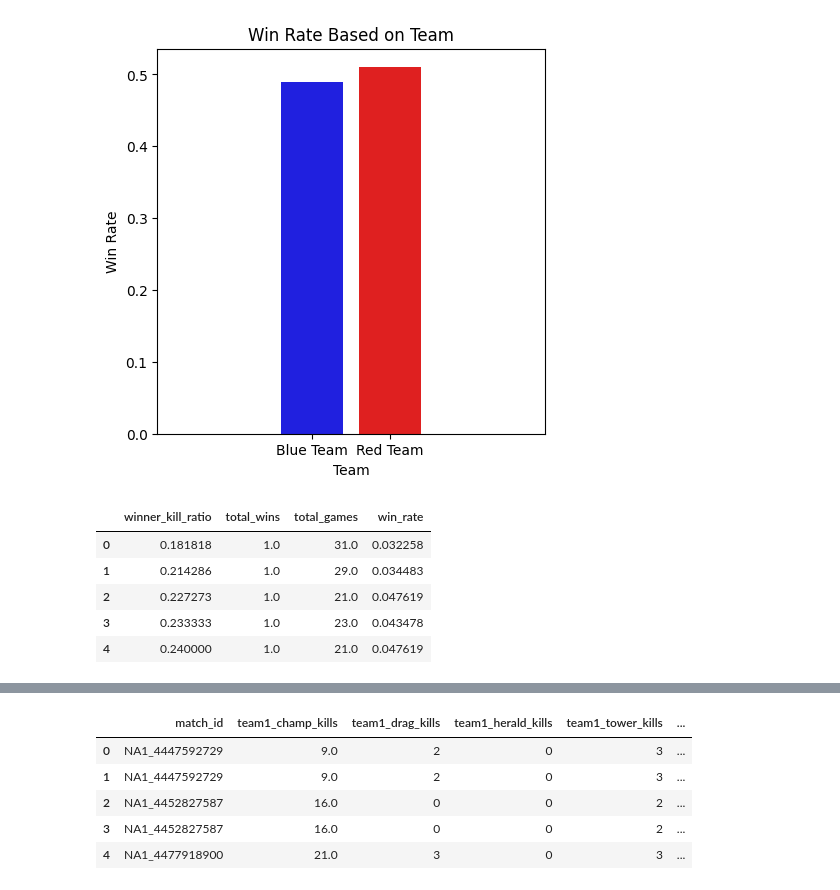
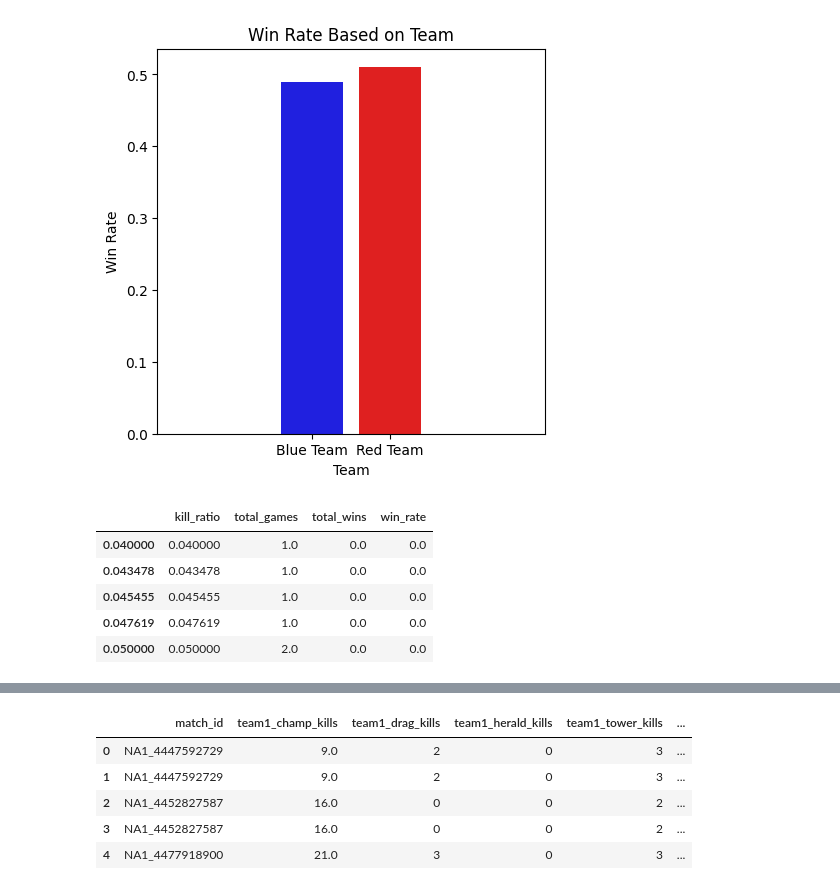
Before and after one commit to SJ-Yu-99/cmsc320final.github.io, a Jupyter notebook: cmsc320final.ipynb, the cells around one changed output, grey strips where cells are left out. Cells and saved outputs as stored; diff of their text form; code cells hidden in the pictures.

```diff
--- a/cmsc320final.ipynb
+++ b/cmsc320final.ipynb
@@ -393,41 +393,46 @@ plt.show()
 [figure]
 # %%
 df_kills = df[['team1_champ_kills', 'team1_win', 'team2_champ_kills', 'team2_win']].copy()
+
 # Calculate the kill ratio of the winner team (winner kills/total kills in game)
-def winner_kd(row):
+def team1_kr(row):
     total = row['team1_champ_kills'] + row['team2_champ_kills']
-    num = row['team1_champ_kills'] if row['team1_win'] == 1 else row['team2_champ_kills']
-    return num/total
+    return row['team1_champ_kills']/total
 
 # Calculate the kill ratio of the loser team (loser kills/total kills in game)
-def loser_kd(row):
+def team2_kr(row):
     total = row['team1_champ_kills'] + row['team2_champ_kills']
-    num = row['team1_champ_kills'] if row['team2_win'] == 1 else row['team2_champ_kills']
-    return num/total
+    return row['team2_champ_kills']/total
 
-# Create new columns with the kills ratios
-df_kills['winner_kill_ratio'] = df_kills.apply(winner_kd, axis=1)
-df_kills['loser_kill_ratio'] = df_kills.apply(loser_kd, axis=1)
+# Create new columns with the kills ratios for each team
+df_kills['team1_kill_ratio'] = df_kills.apply(team1_kr, axis=1)
+df_kills['team2_kill_ratio'] = df_kills.apply(team2_kr, axis=1)
+
+df_kills1 = df_kills[['team1_kill_ratio', 'team1_win']].copy()
+df_kills2 = df_kills[['team2_kill_ratio', 'team2_win']].copy()
 
 # Get the total number of matches for each kill ratio
-winner_kd_count = df_kills['winner_kill_ratio'].value_counts()
-loser_kd_count = df_kills['loser_kill_ratio'].value_counts()
-kd_count = winner_kd_count.add(loser_kd_count, fill_value=0)
+team1_kd_count = df_kills['team1_kill_ratio'].value_counts()
+team2_kd_count = df_kills['team2_kill_ratio'].value_counts()
+kd_count = team1_kd_count.add(team2_kd_count, fill_value=0)
 
-# Calculate the win rate for each kill ratio
-df_kills['total_wins'] = df_kills.apply(lambda row: row['team1_win'] + row['team2_win'], axis=1)
-df_kills = df_kills.groupby('winner_kill_ratio')['total_wins'].sum().reset_index()
-df_kills['total_games'] = df_kills.apply(lambda row: kd_count[row['winner_kill_ratio']], axis=1)
+# Create new dataframe for kill ratios
+df_kills = pd.DataFrame({
+    'kill_ratio': kd_count.index,
+    'total_games': kd_count,
+    }).sort_values(by=['kill_ratio'])
+
+df_kills1 = df_kills1.groupby('team1_kill_ratio')['team1_win'].sum()
+df_kills2 = df_kills2.groupby('team2_kill_ratio')['team2_win'].sum()
+
+df_kills['total_wins'] = df_kills1.add(df_kills2, fill_value=0)
 df_kills['win_rate'] = df_kills.apply(lambda row: row['total_wins'] / row['total_games'], axis=1)
-# Drop any rows where we have only one game
-df_kills = df_kills[df_kills['total_games'] != 1]
-
 df_kills.head()
 # %% [output]
-|  | winner_kill_ratio | total_wins | total_games | win_rate |
-| 0 | 0.181818 | 1.0 | 31.0 | 0.032258 |
-| 1 | 0.214286 | 1.0 | 29.0 | 0.034483 |
-| 2 | 0.227273 | 1.0 | 21.0 | 0.047619 |
-| 3 | 0.233333 | 1.0 | 23.0 | 0.043478 |
-| 4 | 0.240000 | 1.0 | 21.0 | 0.047619 |
+|  | kill_ratio | total_games | total_wins | win_rate |
+| 0.040000 | 0.040000 | 1.0 | 0.0 | 0.0 |
+| 0.043478 | 0.043478 | 1.0 | 0.0 | 0.0 |
+| 0.045455 | 0.045455 | 1.0 | 0.0 | 0.0 |
+| 0.047619 | 0.047619 | 1.0 | 0.0 | 0.0 |
+| 0.050000 | 0.050000 | 2.0 | 0.0 | 0.0 |
 # %%
```
Also changed, not shown: parts of 4 cells of this notebook.
